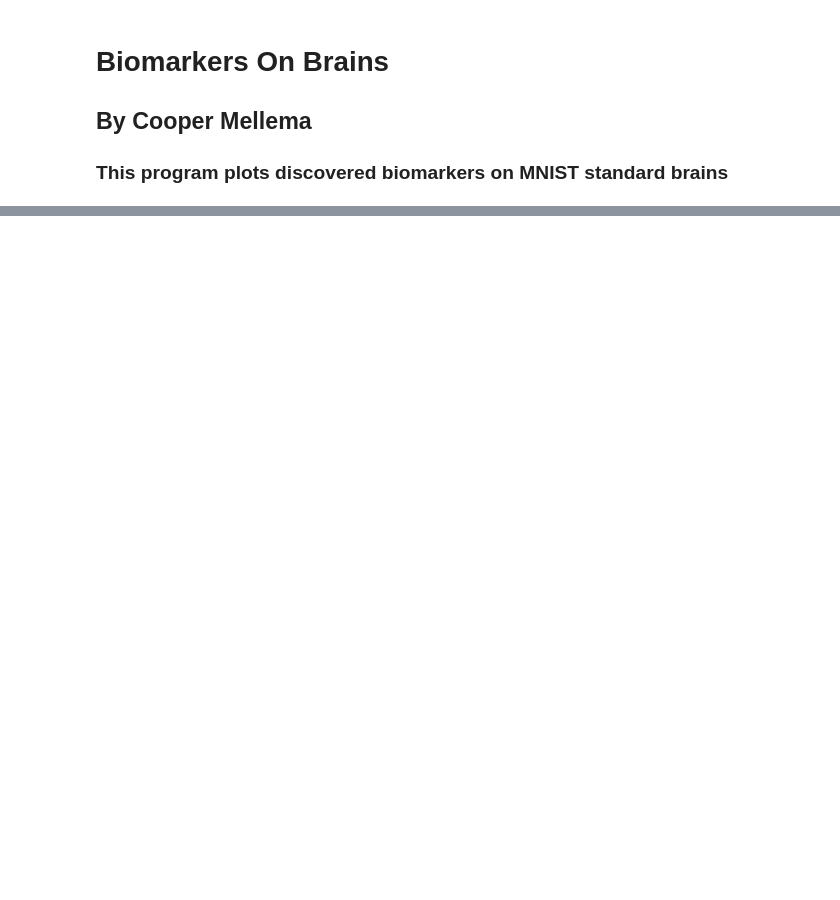
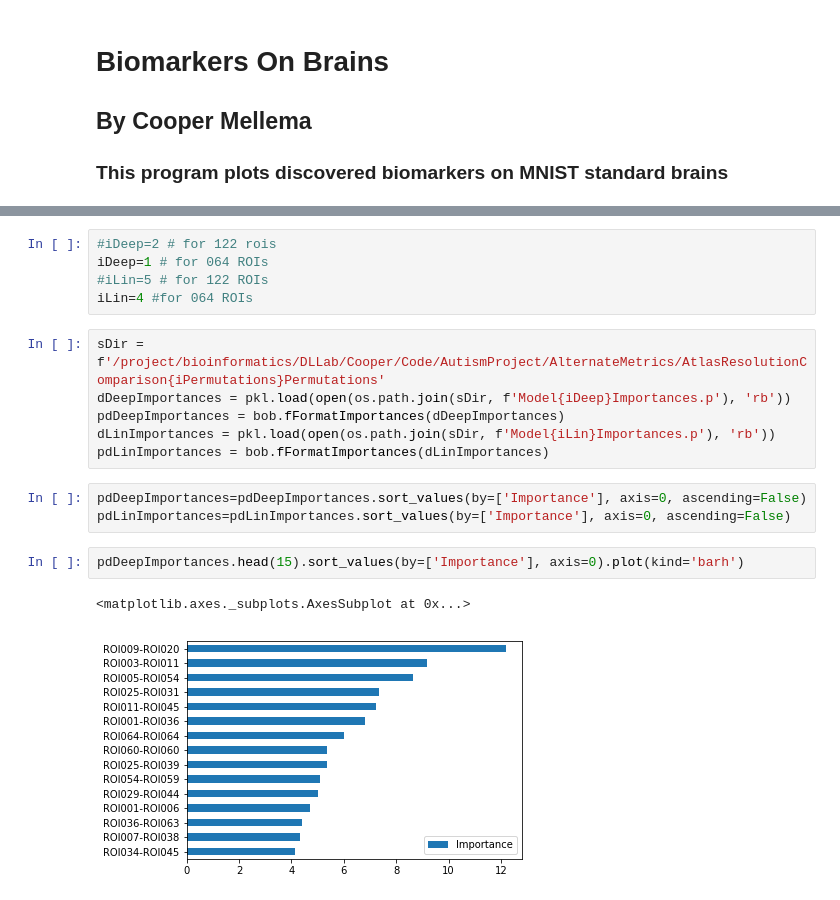
Before and after one commit to DeepLearningForPrecisionHealthLab/ConsistentASDCorrelates, a Jupyter notebook: Parallelization/BiomarkersOnBrains.ipynb, the cells around one changed output, grey strips where cells are left out. Cells and saved outputs as stored; diff of their text form; blank space fills up the shorter version.

```diff
--- a/Parallelization/BiomarkersOnBrains.ipynb
+++ b/Parallelization/BiomarkersOnBrains.ipynb
@@ -179,0 +38,19 @@ plotting.show()
+# %%
+#iDeep=2 # for 122 rois
+iDeep=1 # for 064 ROIs
+#iLin=5 # for 122 ROIs
+iLin=4 #for 064 ROIs
+# %%
+sDir = f'/project/bioinformatics/DLLab/Cooper/Code/AutismProject/AlternateMetrics/AtlasResolutionComparison{iPermutations}Permutations'
+dDeepImportances = pkl.load(open(os.path.join(sDir, f'Model{iDeep}Importances.p'), 'rb'))
+pdDeepImportances = bob.fFormatImportances(dDeepImportances)
+dLinImportances = pkl.load(open(os.path.join(sDir, f'Model{iLin}Importances.p'), 'rb'))
+pdLinImportances = bob.fFormatImportances(dLinImportances)
+# %%
+pdDeepImportances=pdDeepImportances.sort_values(by=['Importance'], axis=0, ascending=False)
+pdLinImportances=pdLinImportances.sort_values(by=['Importance'], axis=0, ascending=False)
+# %%
+pdDeepImportances.head(15).sort_values(by=['Importance'], axis=0).plot(kind='barh')
+# %% [output]
+<matplotlib.axes._subplots.AxesSubplot at 0x...>
+[figure, added]
```
Also changed, not shown: parts of 53 cells of this notebook, 12 other files.
